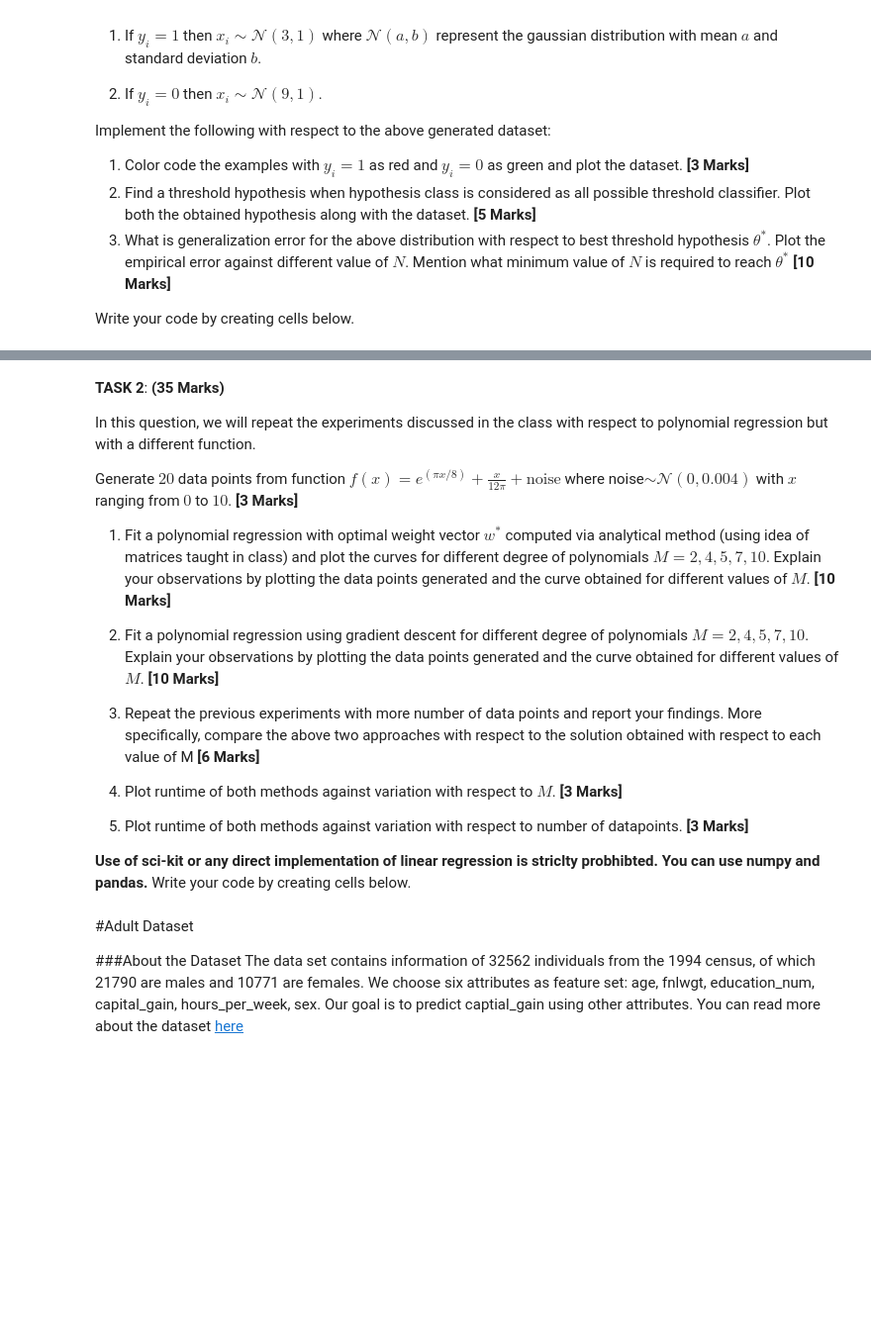
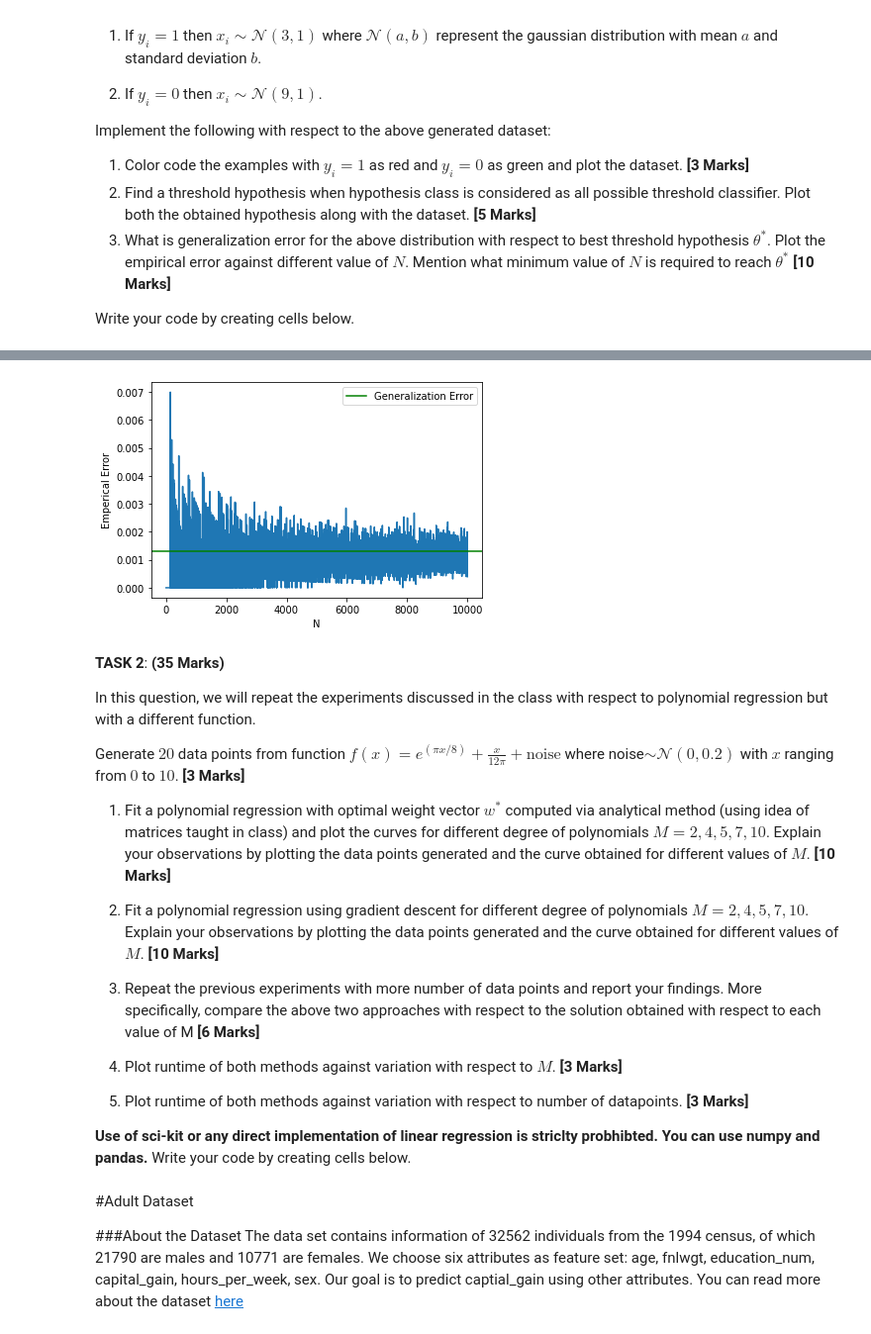
Before and after one commit to khan-shahnawaz/MachineLearning, a Jupyter notebook: SHAHNAWAZ_KHAN_ML_(CS503)_Lab1_PAC_Regression.ipynb, the cells around one changed output, grey strips where cells are left out. Shown at 99% size. Saved outputs shown, nothing was run; the diff lists cells and outputs as text; code cells hidden in the pictures; blank space fills up the shorter version.

```diff
--- a/SHAHNAWAZ_KHAN_ML_(CS503)_Lab1_PAC_Regression.ipynb
+++ b/SHAHNAWAZ_KHAN_ML_(CS503)_Lab1_PAC_Regression.ipynb
@@ -213,9 +216,50 @@ Threshold:  6.000080650950782
+# %%
+
+
+def getYValue(x, threshold):
+    if x<=threshold:
+        return 1
+    else:
+        return 0
+
+def empericalError(data: dataSet, threshold):
+    error = 0
+    for x,y in data:
+        if getYValue(x, threshold)!=y:
+            error+=1
+    return error/len(data)
+# %%
+''' c). Best value for the threshold '''
+''' We got the generalisation error for the best possible threshold to be as 0.0013 which is 0.13%'''
+''' Calculating the emperical error for each value from 1 to N '''
+
+
+
+N = 10000
+generalisationError = 0.0013 # Calculated in percentage
+plt.plot()
+x = []
+y = []
+for i in range(1,N+1):
+    data = dataSet(i, (9, 1), (3, 1))
+    hypothesis = thresholdHypothesis(data)
+    error = empericalError(data, hypothesis)
+    x.append(i)
+    y.append(error)
+plt.plot(x,y)
+plt.axhline(y = generalisationError, color = 'g', label = 'Generalization Error')
+plt.legend()
+plt.xlabel('N')
+plt.ylabel('Emperical Error')
+plt.show()
+# %% [output]
+[figure, added]
 # %% [markdown]
 **TASK 2**:                                                      **(35 Marks)**
 
 In this question, we will repeat the experiments discussed in the class with respect to polynomial regression but with a different function.
 
-Generate $20$ data points from function $f(x) = e^{(\pi x/8)} + \frac{x}{12\pi} + \text{noise}$ where noise$\sim \mathcal{N}(0,0.004)$ with $x$ ranging from $0$ to $10$.  **[3 Marks]**
+Generate $20$ data points from function $f(x) = e^{(\pi x/8)} + \frac{x}{12\pi} + \text{noise}$ where noise$\sim \mathcal{N}(0,0.2)$ with $x$ ranging from $0$ to $10$.  **[3 Marks]**
 
 1. Fit a polynomial regression with optimal weight vector $w^*$ computed via analytical method (using idea of matrices taught in class) and plot the curves for different degree of polynomials $M=2,4,5,7,10$. Explain your observations by plotting the data points generated and the curve obtained for different values of $M$.  **[10 Marks]**
 
```
Also changed, not shown: parts of 6 cells of this notebook.
